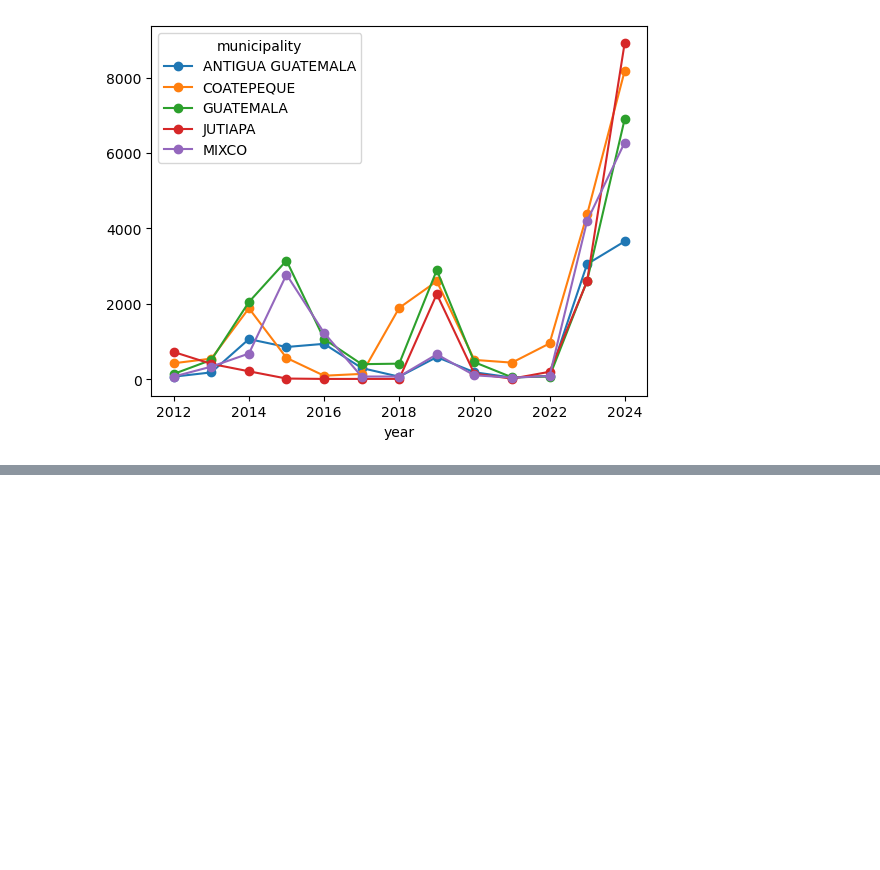
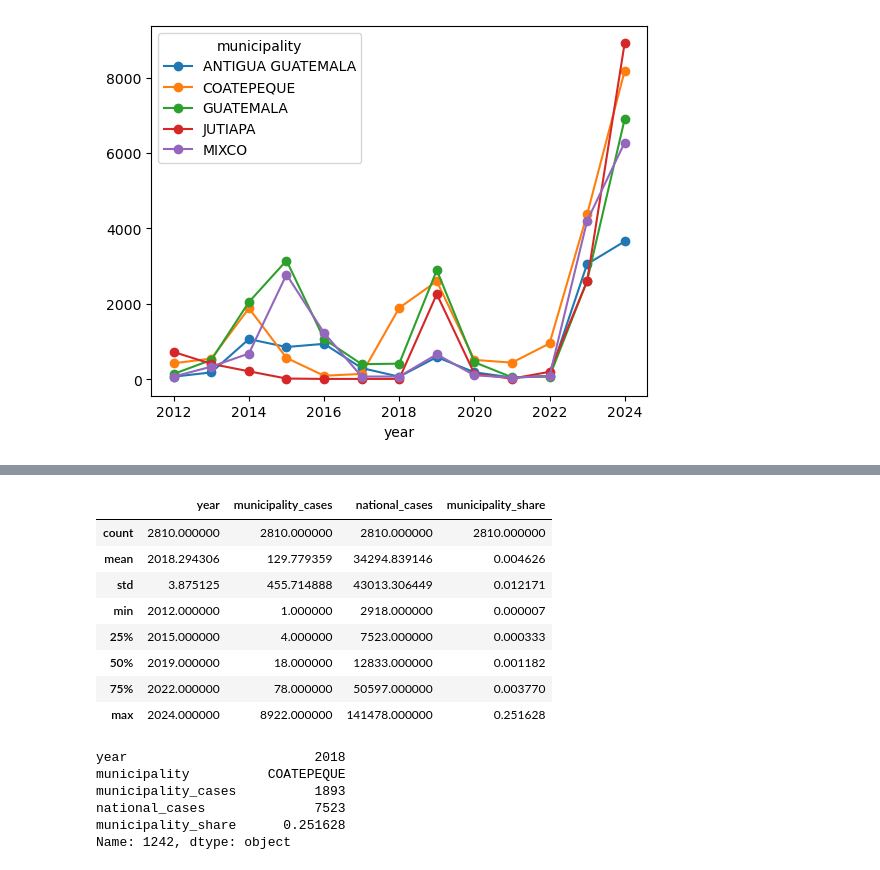
Before and after one commit to medranow/data-analyst-portfolio, a Jupyter notebook: 1_sql_salud_enfermedad/notebook/00_mspas_pndas.practice.ipynb, the cells around one changed output, grey strips where cells are left out. Cells and saved outputs as stored; diff of their text form; code cells hidden in the pictures; blank space fills up the shorter version.

```diff
--- a/1_sql_salud_enfermedad/notebook/00_mspas_pndas.practice.ipynb
+++ b/1_sql_salud_enfermedad/notebook/00_mspas_pndas.practice.ipynb
@@ -278,0 +267,23 @@ municipality_national_cases = pd.merge(year_municipality_renamed, year_totals_re
+# %%
+municipality_national_cases['municipality_share'] = municipality_national_cases['municipality_cases'] / municipality_national_cases['national_cases']
+municipality_national_cases.describe()
+# %% [output]
+|  | year | municipality_cases | national_cases | municipality_share |
+| count | 2810.000000 | 2810.000000 | 2810.000000 | 2810.000000 |
+| mean | 2018.294306 | 129.779359 | 34294.839146 | 0.004626 |
+| std | 3.875125 | 455.714888 | 43013.306449 | 0.012171 |
+| min | 2012.000000 | 1.000000 | 2918.000000 | 0.000007 |
+| 25% | 2015.000000 | 4.000000 | 7523.000000 | 0.000333 |
+| 50% | 2019.000000 | 18.000000 | 12833.000000 | 0.001182 |
+| 75% | 2022.000000 | 78.000000 | 50597.000000 | 0.003770 |
+| max | 2024.000000 | 8922.000000 | 141478.000000 | 0.251628 |
+# %%
+max_municipality = municipality_national_cases.loc[municipality_national_cases['municipality_share'].idxmax()]
+max_municipality
+# %% [output]
+year                        2018
+municipality          COATEPEQUE
+municipality_cases          1893
+national_cases              7523
+municipality_share      0.251628
+Name: 1242, dtype: object
```
Also changed, not shown: parts of 7 cells of this notebook, 1 other file.
